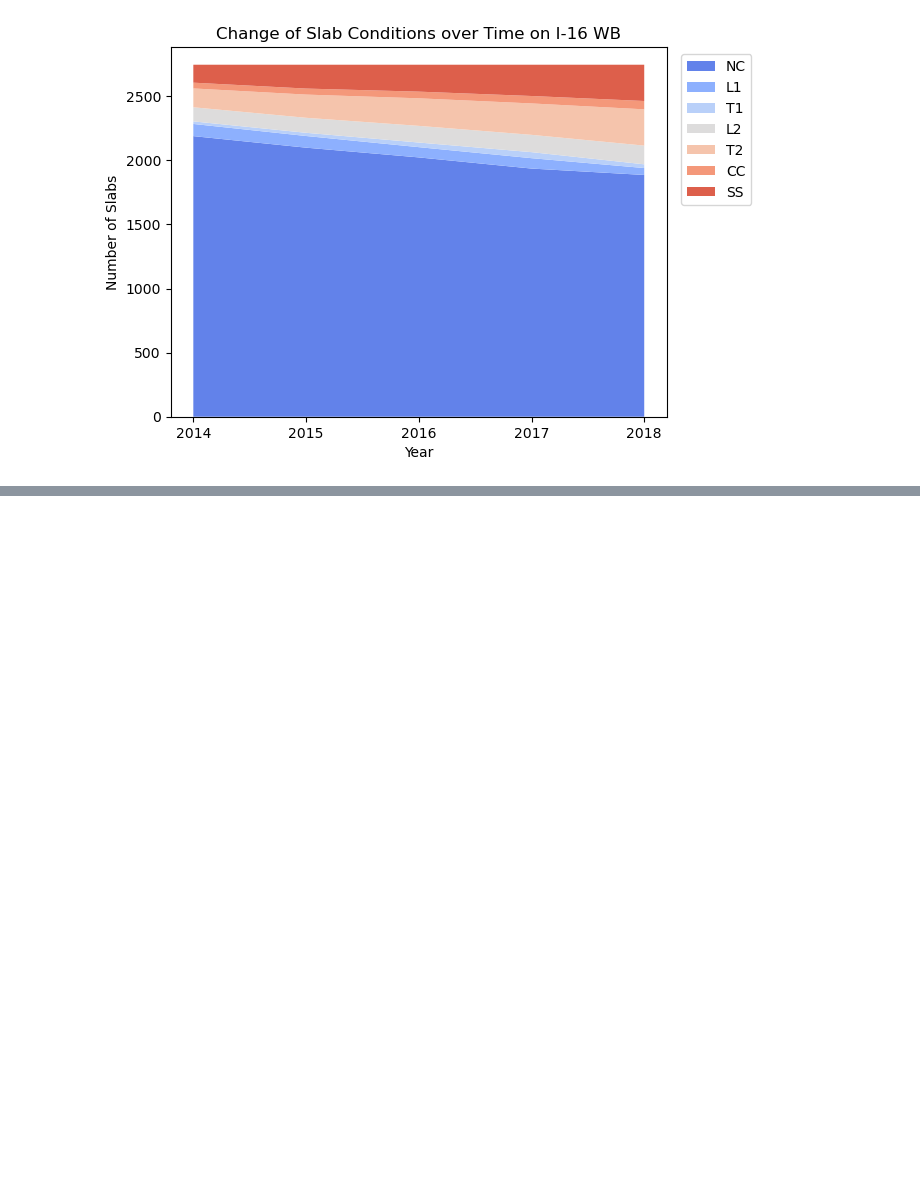
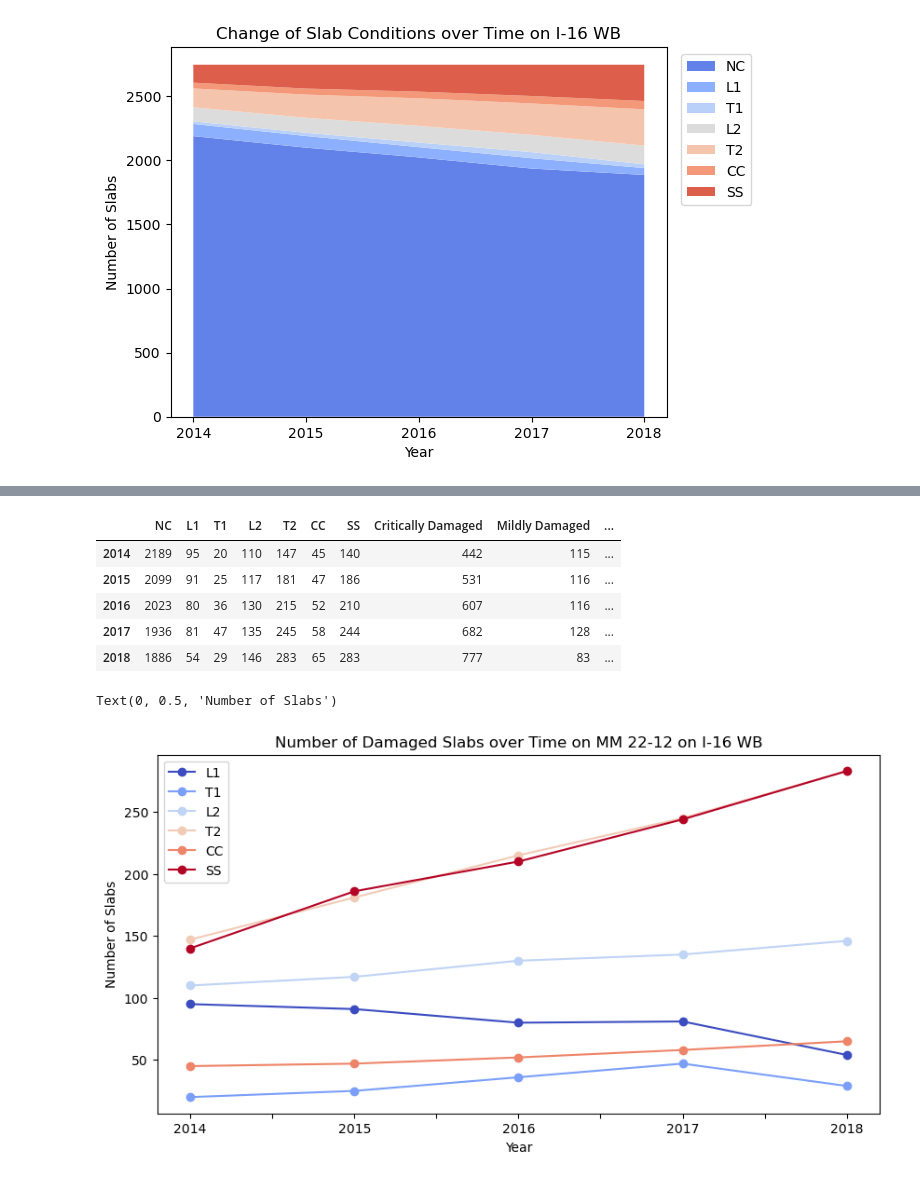
Before and after one commit to jadenl99/Pavement-Forecasting, a Jupyter notebook: src/temporal.ipynb, the cells around one changed output, grey strips where cells are left out. Drawn from its saved outputs; the diff is of its cells as text; code cells hidden in the pictures; blank space fills up the shorter version.

Commit message:
add two graphs

```diff
--- a/src/temporal.ipynb
+++ b/src/temporal.ipynb
@@ -79,0 +79,21 @@ Text(0, 0.5, 'Number of Slabs')
+# %%
+slab_table = two_way_freq.T
+slab_table['Critically Damaged'] = slab_table[['T2', 'L2', 'SS', 'CC']].sum(axis=1)
+slab_table['Mildly Damaged'] = slab_table[['T1', 'L1']].sum(axis=1)
+slab_table[u'Δ NC'] = slab_table['NC'].diff()
+slab_table[u'Δ Critically Damaged'] = slab_table['Critically Damaged'].diff()
+slab_table[u'Δ Mildly Damaged'] = slab_table['Mildly Damaged'].diff()
+display(slab_table)
+slab_table.plot(use_index=True, y=['L1', 'T1', 'L2', 'T2', 'CC', 'SS'], figsize=(10, 5), colormap='coolwarm', marker='o')
+plt.title('Number of Damaged Slabs over Time on MM 22-12 on I-16 WB')
+plt.xlabel('Year')
+plt.ylabel('Number of Slabs')
+# %% [output]
+|  | NC | L1 | T1 | L2 | T2 | CC | SS | Critically Damaged | Mildly Damaged | ... |
+| 2014 | 2189 | 95 | 20 | 110 | 147 | 45 | 140 | 442 | 115 | ... |
+| 2015 | 2099 | 91 | 25 | 117 | 181 | 47 | 186 | 531 | 116 | ... |
+| 2016 | 2023 | 80 | 36 | 130 | 215 | 52 | 210 | 607 | 116 | ... |
+| 2017 | 1936 | 81 | 47 | 135 | 245 | 58 | 244 | 682 | 128 | ... |
+| 2018 | 1886 | 54 | 29 | 146 | 283 | 65 | 283 | 777 | 83 | ... |
+Text(0, 0.5, 'Number of Slabs')
+[figure, added]
```
Also changed, not shown: parts of 3 cells of this notebook.
